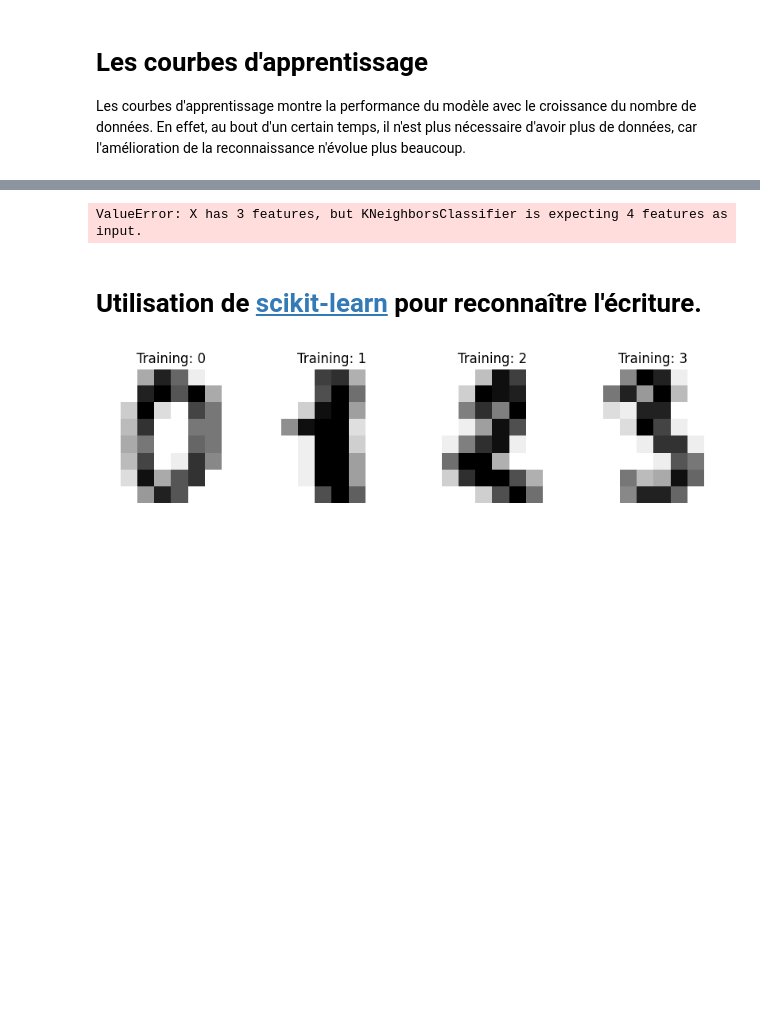
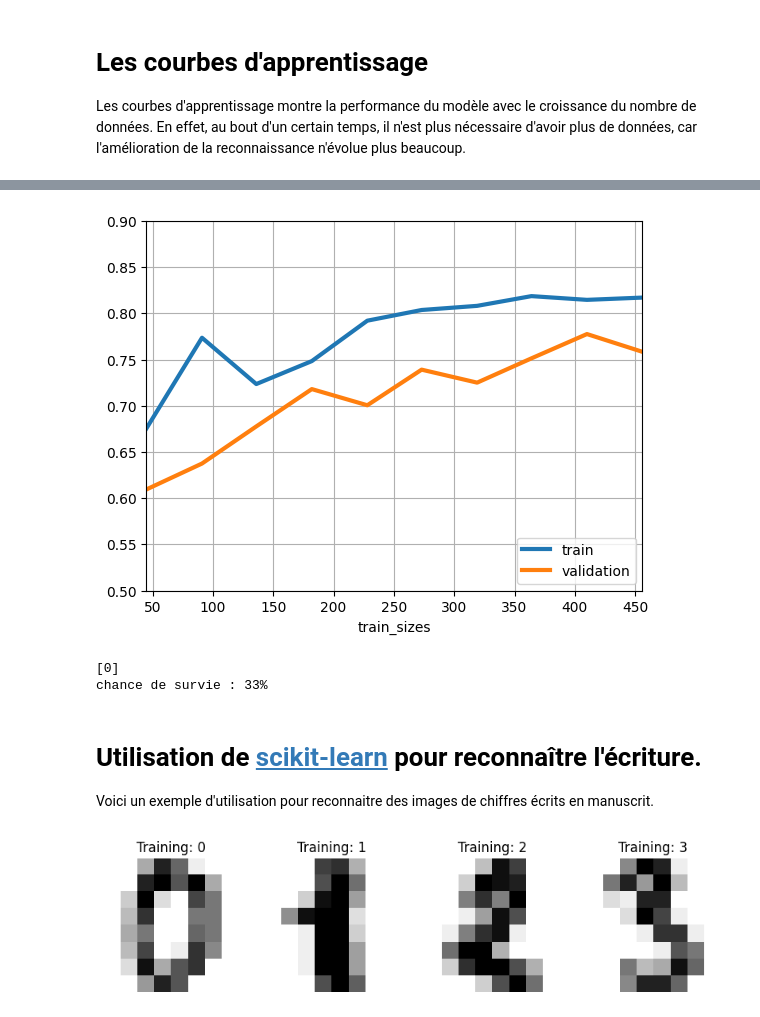
Before and after one commit to mat90hub/python_par_jupyter, a Jupyter notebook: 10_machine_learning/05_scikit_learn.ipynb, the cells around one changed output, grey strips where cells are left out. Saved outputs shown, nothing was run; the diff lists cells and outputs as text; code cells hidden in the pictures; blank space fills up the shorter version.

```diff
--- a/10_machine_learning/05_scikit_learn.ipynb
+++ b/10_machine_learning/05_scikit_learn.ipynb
@@ -359 +383,6 @@ titanic.head()
+# %%
+from sklearn.model_selection import train_test_split
+
+# attention à bien convertir le dataframe X en ndarray à ce niveau.
+X_train, X_test, y_train, y_test = train_test_split(X.to_numpy(),y, test_size=0.2, random_state=5)
 # %%
@@ -369,12 +403,32 @@ print(grid.best_params_)
+# %%
+from sklearn.model_selection import learning_curve
+
+
+N, train_score, val_score = learning_curve(model, X_train, y_train,
+                                           train_sizes=np.linspace(0.1,1,10), cv=5)
+
+plt.plot(N, train_score.mean(axis=1), label='train', lw=3)
+plt.plot(N,val_score.mean(axis=1), label='validation', lw=3)
+plt.grid(visible=True)
+plt.axis([N[0], N[-1], 0.5, 0.9])
+plt.xlabel('train_sizes')
+plt.legend(loc = 'lower right')
+plt.show()
+# %% [output]
+[figure, added]
 # %%
+# je prends le meilleur modèle
 model = grid.best_estimator_
 
 # model.fit(X.to_numpy(),y)
-survie(model, pclass=1, sex=0, age=26)
+survie(model, pclass=2, sex=1, age=54)
 # %% [output]
-ValueError: X has 3 features, but KNeighborsClassifier is expecting 4 features as input.
+[0]
+chance de survie : 33%
 # %% [markdown]
 # Utilisation de [scikit-learn](https://scikit-learn.org/stable/auto_examples/classification/plot_digits_classification.html#sphx-glr-auto-examples-classification-plot-digits-classification-py) pour reconnaître l'écriture.
+
+Voici un exemple d'utilisation pour reconnaitre des images de chiffres écrits en manuscrit.
 # %%
 # Author: Gael Varoquaux <gael dot varoquaux at normalesup dot org>
 # License: BSD 3 clause
```
Also changed, not shown: parts of 29 cells of this notebook, 2 other files.
